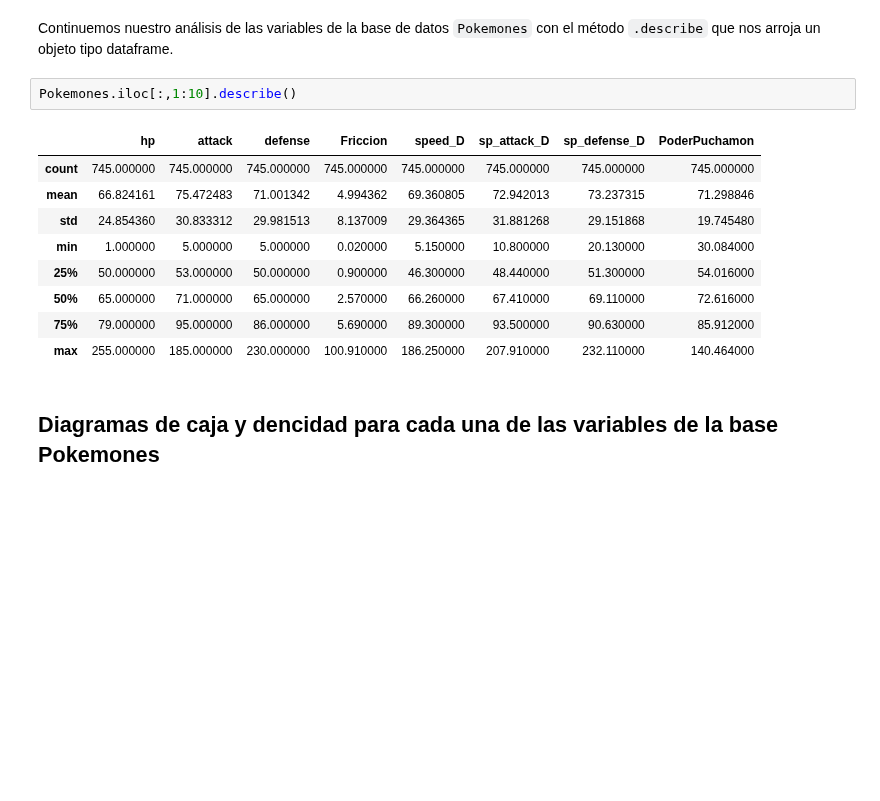
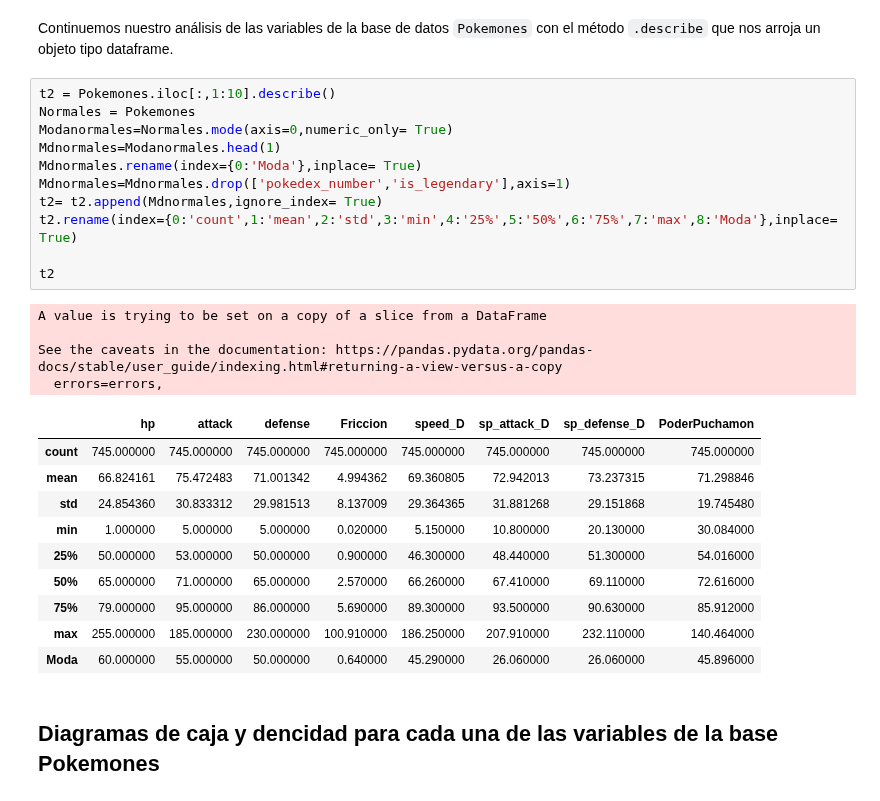
Before and after one commit to Calm-leon/proyecto-an-lisis-de-datos, a Jupyter notebook: Copia_de_Pokemon.ipynb, the cells around one changed output. Drawn from its saved outputs; the diff is of its cells as text; blank space fills up the shorter version.

```diff
--- a/Copia_de_Pokemon.ipynb
+++ b/Copia_de_Pokemon.ipynb
@@ -502,18 +511,32 @@ Pokemones
 745 rows × 11 columns
 # %% [markdown]
 Continuemos nuestro análisis de las variables de la base de datos `Pokemones` con el método `.describe` que nos arroja un objeto tipo dataframe.
-# %%
-Pokemones.iloc[:,1:10].describe()
-# %% [output]
-|  | hp | attack | defense | Friccion | speed_D | sp_attack_D | sp_defense_D | PoderPuchamon |
-| count | 745.000000 | 745.000000 | 745.000000 | 745.000000 | 745.000000 | 745.000000 | 745.000000 | 745.000000 |
-| mean | 66.824161 | 75.472483 | 71.001342 | 4.994362 | 69.360805 | 72.942013 | 73.237315 | 71.298846 |
-| std | 24.854360 | 30.833312 | 29.981513 | 8.137009 | 29.364365 | 31.881268 | 29.151868 | 19.745480 |
-| min | 1.000000 | 5.000000 | 5.000000 | 0.020000 | 5.150000 | 10.800000 | 20.130000 | 30.084000 |
-| 25% | 50.000000 | 53.000000 | 50.000000 | 0.900000 | 46.300000 | 48.440000 | 51.300000 | 54.016000 |
-| 50% | 65.000000 | 71.000000 | 65.000000 | 2.570000 | 66.260000 | 67.410000 | 69.110000 | 72.616000 |
-| 75% | 79.000000 | 95.000000 | 86.000000 | 5.690000 | 89.300000 | 93.500000 | 90.630000 | 85.912000 |
-| max | 255.000000 | 185.000000 | 230.000000 | 100.910000 | 186.250000 | 207.910000 | 232.110000 | 140.464000 |
+# %%
+t2 = Pokemones.iloc[:,1:10].describe()
+Normales = Pokemones
+Modanormales=Normales.mode(axis=0,numeric_only= True)
+Mdnormales=Modanormales.head(1)
+Mdnormales.rename(index={0:'Moda'},inplace= True)
+Mdnormales=Mdnormales.drop(['pokedex_number','is_legendary'],axis=1)
+t2= t2.append(Mdnormales,ignore_index= True)
+t2.rename(index={0:'count',1:'mean',2:'std',3:'min',4:'25%',5:'50%',6:'75%',7:'max',8:'Moda'},inplace= True)
+
+t2
+# %% [output]
+A value is trying to be set on a copy of a slice from a DataFrame
+
+See the caveats in the documentation: https://pandas.pydata.org/pandas-docs/stable/user_guide/indexing.html#returning-a-view-versus-a-copy
+  errors=errors,
+|  | hp | attack | defense | Friccion | speed_D | sp_attack_D | sp_defense_D | PoderPuchamon |
+| count | 745.000000 | 745.000000 | 745.000000 | 745.000000 | 745.000000 | 745.000000 | 745.000000 | 745.000000 |
+| mean | 66.824161 | 75.472483 | 71.001342 | 4.994362 | 69.360805 | 72.942013 | 73.237315 | 71.298846 |
+| std | 24.854360 | 30.833312 | 29.981513 | 8.137009 | 29.364365 | 31.881268 | 29.151868 | 19.745480 |
+| min | 1.000000 | 5.000000 | 5.000000 | 0.020000 | 5.150000 | 10.800000 | 20.130000 | 30.084000 |
+| 25% | 50.000000 | 53.000000 | 50.000000 | 0.900000 | 46.300000 | 48.440000 | 51.300000 | 54.016000 |
+| 50% | 65.000000 | 71.000000 | 65.000000 | 2.570000 | 66.260000 | 67.410000 | 69.110000 | 72.616000 |
+| 75% | 79.000000 | 95.000000 | 86.000000 | 5.690000 | 89.300000 | 93.500000 | 90.630000 | 85.912000 |
+| max | 255.000000 | 185.000000 | 230.000000 | 100.910000 | 186.250000 | 207.910000 | 232.110000 | 140.464000 |
+| Moda | 60.000000 | 55.000000 | 50.000000 | 0.640000 | 45.290000 | 26.060000 | 26.060000 | 45.896000 |
 # %% [markdown]
 ## Diagramas de caja y dencidad para cada una de las variables de la base Pokemones
 # %% [markdown]
```
Also changed, not shown: parts of 2 cells of this notebook.
